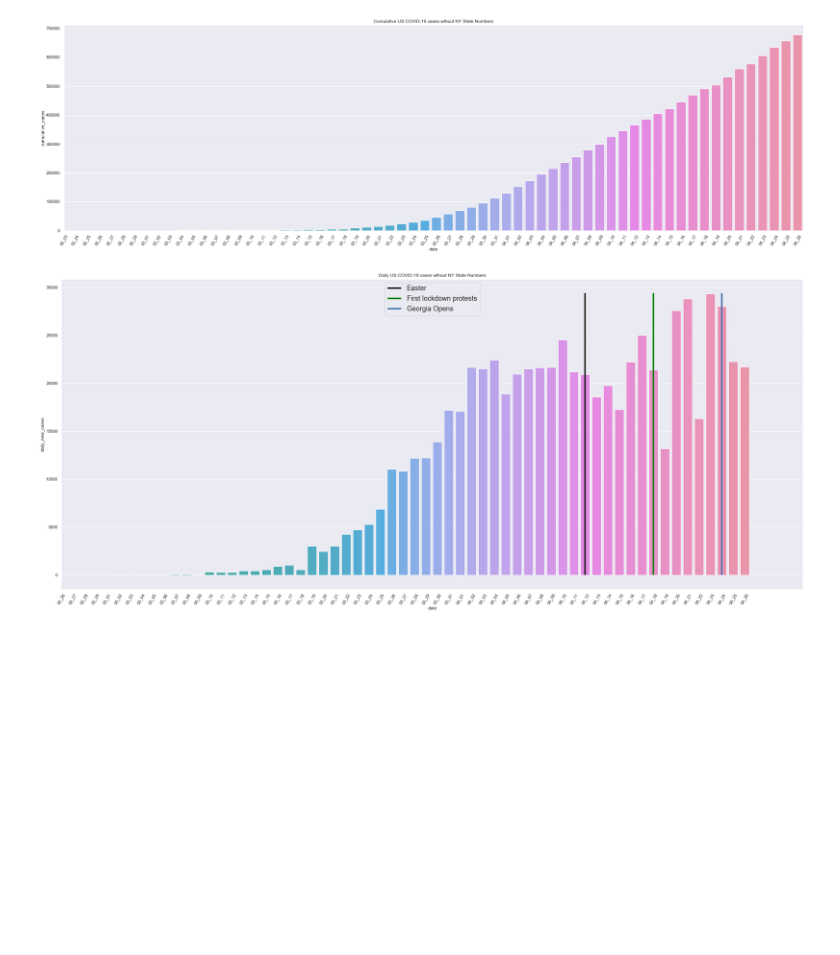
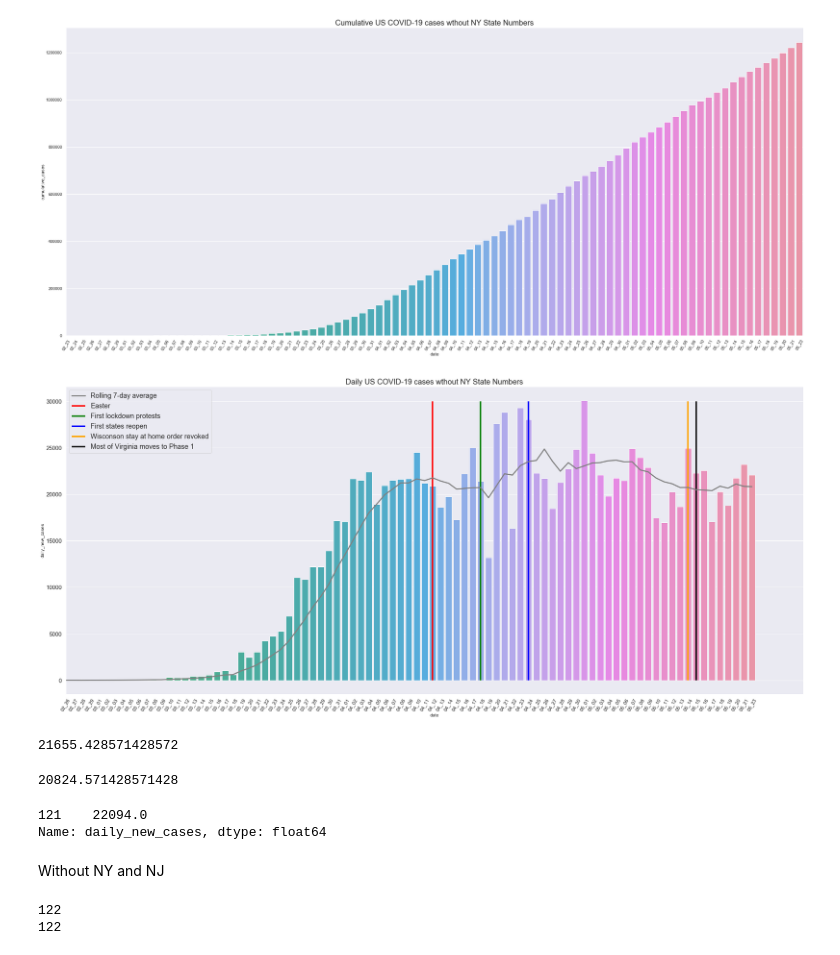
Before and after one commit to Sara1583/COVID-19-in-US, a Jupyter notebook: US COVID 19 without NY.ipynb, the cells around one changed output. Drawn from its saved outputs; the diff is of its cells as text; code cells hidden in the pictures; blank space fills up the shorter version.

```diff
--- a/US COVID 19 without NY.ipynb
+++ b/US COVID 19 without NY.ipynb
@@ -74,29 +74,48 @@ print(len(date))
 US_cases_minus_NY = pd.DataFrame(list(zip(date, cumulative_cases)))
 US_cases_minus_NY.columns = ['date', 'cumulative_cases']
 US_cases_minus_NY['daily_new_cases'] = US_cases_minus_NY['cumulative_cases'].diff(1)
+US_cases_minus_NY['new_reports_rolling_7'] = US_cases_minus_NY['daily_new_cases'].rolling(window=7).mean()
 # %%
-plt.figure(figsize=(35, 10))
+plt.figure(figsize=(35, 15))
 #sns.palplot(sns.light_palette("gray"))
 US_cumulative_plot_no_NY = sns.barplot(x='date', y='cumulative_cases', data=US_cases_minus_NY)
 plt.xticks(rotation=60)
 plt.xlim(32)
-plt.title('Cumulative US COVID-19 cases wthout NY State Numbers')
+plt.title('Cumulative US COVID-19 cases wthout NY State Numbers', size=20)
 plt.savefig('Cumulative US COVID-19 cases wthout NY State Numbers')
 plt.show()
 # %% [output]
-[figure, old version]
+[figure, new version]
 # %%
 plt.figure(figsize=(35, 15))
 US_daily_plot_no_NY = sns.barplot(x='date', y='daily_new_cases', data=US_cases_minus_NY)
-plt.xticks(rotation=60)
-plt.title('Daily US COVID-19 cases wthout NY State Numbers')
-plt.vlines(x=81, ymin=0, ymax=29400, color='k', linewidths=4, label='Easter')
-plt.vlines(x=87, ymin=0, ymax=29400, color='green', linewidths=4, label='First lockdown protests')
-plt.vlines(x=93, ymin=0, ymax=29400, color='b', linewidths=4, label='Georgia Opens')
-#plt.hlines(y=29400, xmin=81, xmax=92, color='r', linestyle='dashed', label='11 days')
+plt.xticks(rotation=60, size=13)
+plt.yticks(size=15)
+plt.title('Daily US COVID-19 cases wthout NY State Numbers', size=20)
+plt.vlines(x=81, ymin=0, ymax=30000, color='red', linewidths=4, label='Easter')
+plt.vlines(x=87, ymin=0, ymax=30000, color='green', linewidths=4, label='First lockdown protests')
+plt.vlines(x=93, ymin=0, ymax=30000, color='blue', linewidths=4, label='First states reopen')
+plt.vlines(x=113, ymin=0, ymax=30000, color='orange', linewidths=4, label='Wisconson stay at home order revoked')
+plt.vlines(x=114, ymin=0, ymax=30000, color='black', linewidths=4, label='Most of Virginia moves to Phase 1')
+plt.plot(US_cases_minus_NY['new_reports_rolling_7'], color='gray', label='Rolling 7-day average', linewidth=3)
 plt.xlim(35)
-plt.legend(loc='upper center', fontsize=18)
+plt.legend(loc='upper left', fontsize=18)
 plt.savefig('Daily US COVID-19 cases wthout NY State Numbers')
 plt.show()
 # %% [output]
-[figure, old version]
+[figure, new version]
+# %%
+US_cases_minus_NY.daily_new_cases[73:80].mean() # April 4 to April 10, NY State peak
+# %% [output]
+21655.428571428572
+# %%
+US_cases_minus_NY.daily_new_cases[-7:].mean() #Most recent 7 days
+# %% [output]
+20824.571428571428
+# %%
+print(US_cases_minus_NY.daily_new_cases[-1:])
+# %% [output]
+121    22094.0
+Name: daily_new_cases, dtype: float64
+# %% [markdown]
+Without NY and NJ
@@ -102,0 +182,6 @@ plt.show()
+# %%
+print(len(cumulative_cases1))
+print(len(date1))
+# %% [output]
+122
+122
```
Also changed, not shown: parts of 9 cells of this notebook.
